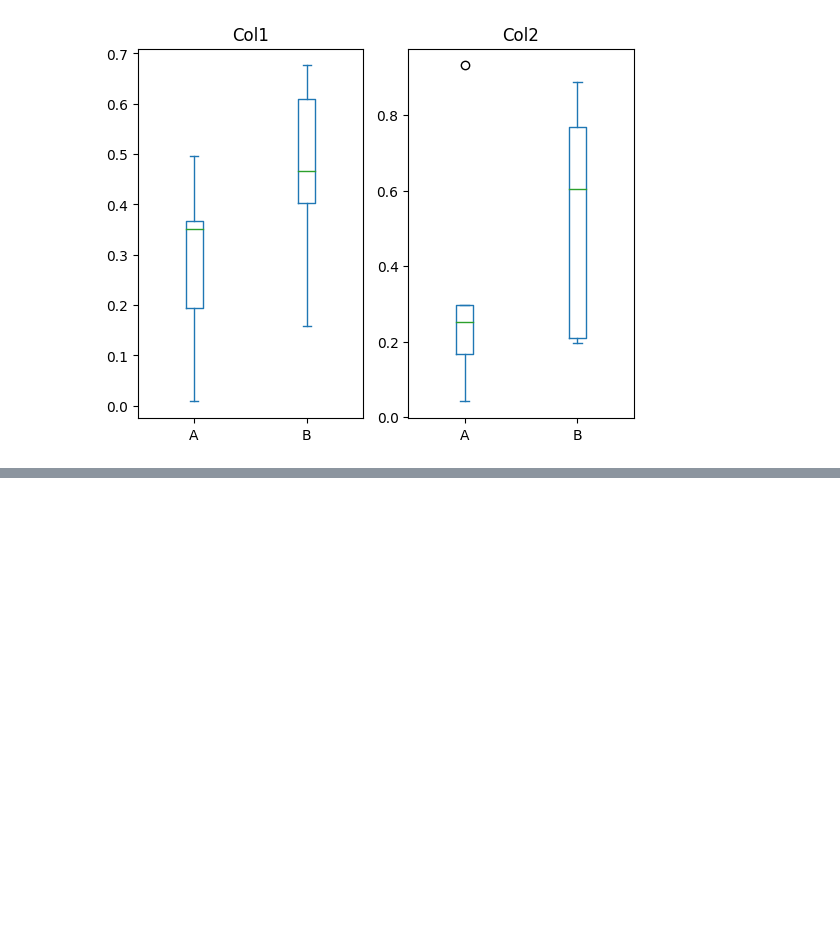
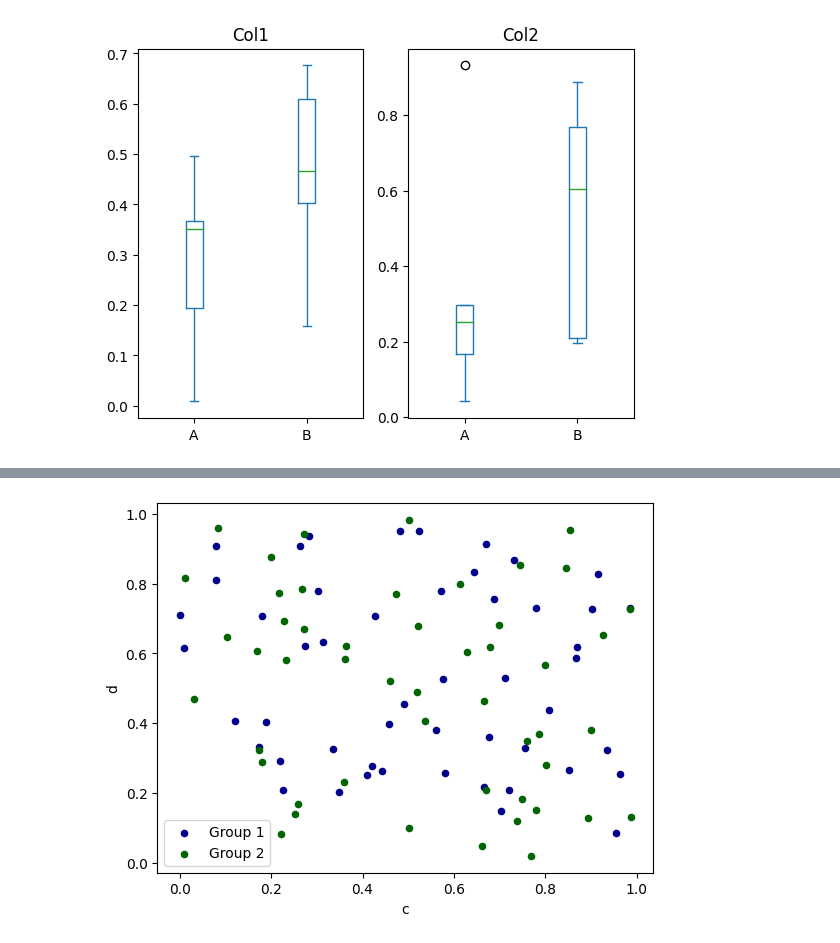
Before and after one commit to xpivan/training, a Jupyter notebook: pandas/UserGuide/chart_visualisation.ipynb, the cells around one changed output, grey strips where cells are left out. Drawn from its saved outputs; the diff is of its cells as text; code cells hidden in the pictures; blank space fills up the shorter version.

Commit message:
Groupby notebook

```diff
--- a/pandas/UserGuide/chart_visualisation.ipynb
+++ b/pandas/UserGuide/chart_visualisation.ipynb
@@ -302,0 +328,6 @@ bp = df.plot.box(column=["Col1", "Col2"], by="X")
+# %%
+ax = df.plot.scatter(x="a", y="b", color="DarkBlue", label="Group 1")
+
+df.plot.scatter(x="c", y="d", color="DarkGreen", label="Group 2", ax=ax);
+# %% [output]
+[figure, added]
```
Also changed, not shown: parts of 15 cells of this notebook, 1 other file.
